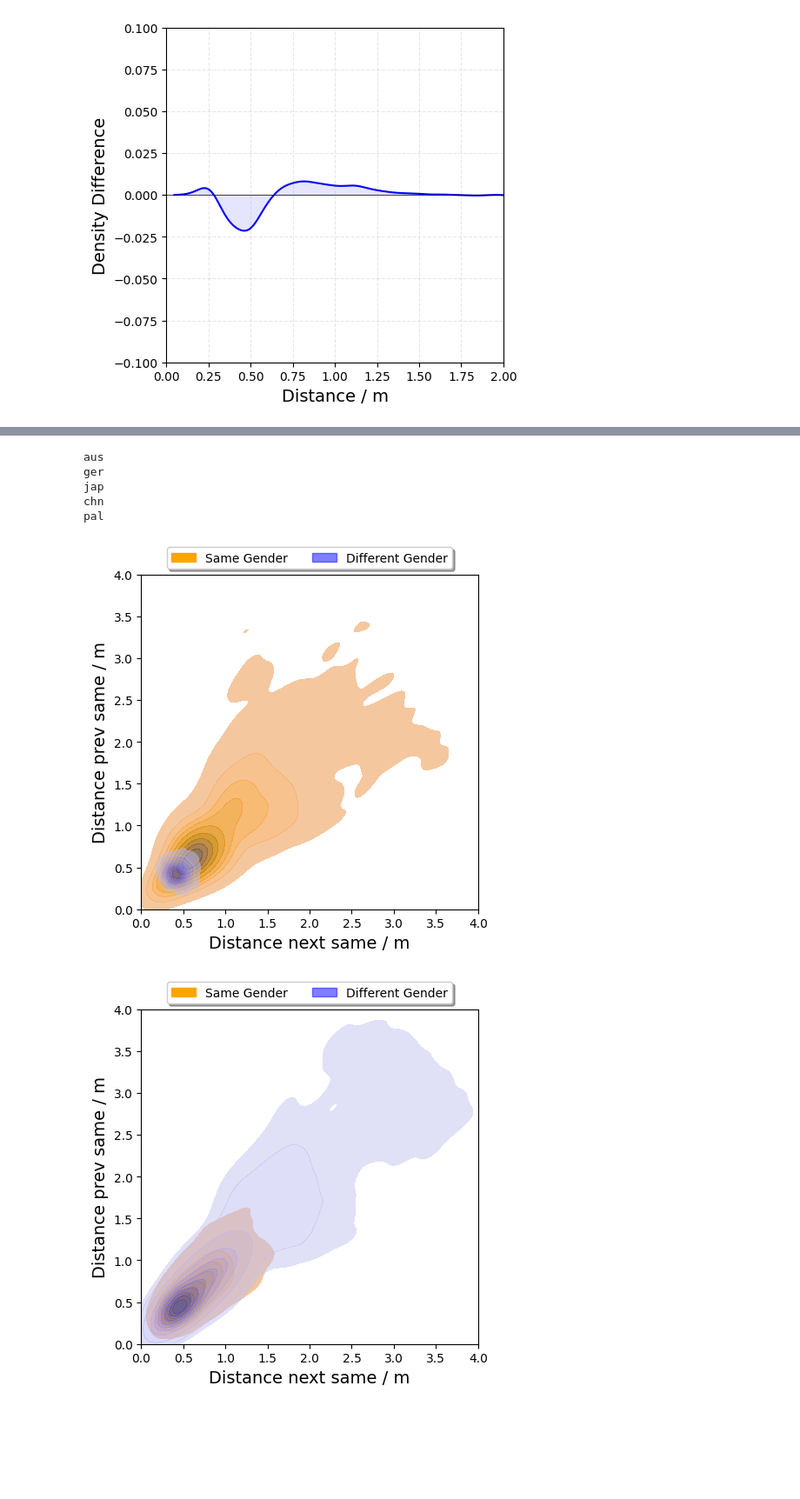
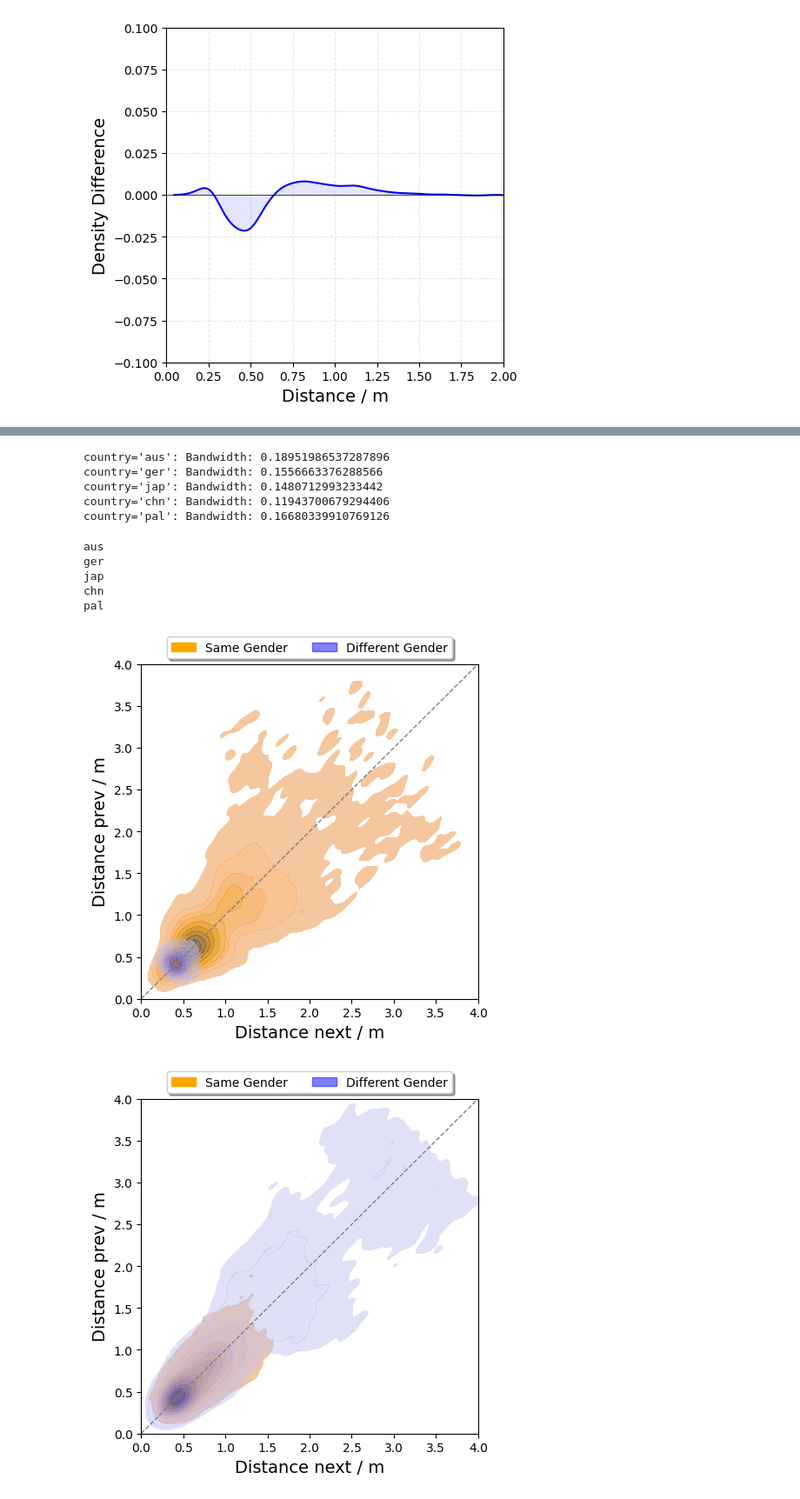
Before and after one commit to PedestrianDynamics/gender-experiments, a Jupyter notebook: notebooks/pdf.ipynb, the cells around one changed output, grey strips where cells are left out. Shown at 87% size. Saved outputs shown, nothing was run; the diff lists cells and outputs as text; code cells hidden in the pictures; blank space fills up the shorter version.

```diff
--- a/notebooks/pdf.ipynb
+++ b/notebooks/pdf.ipynb
@@ -315,8 +378,0 @@ sns.kdeplot(
-# %%
-colors = ["blue","orange","red","green","purple"]
-for i, country in enumerate(countries):
-    data=df[df["country"] == country]['same_gender_proximity_next'].dropna()
-    kde = gaussian_kde(data)
-    plot_pdf_all_distances(ax=ax,kde=kde, title=country, color=colors[i%5])
-
-plt.legend()
@@ -432,5 +485,25 @@ fig.savefig("pdfs/pdf_all_seaborn_country_layer.pdf")
+# %%
+for country in countries:
+    country_df = df[(df["country"] == country)]
+    cleaned_df = country_df[["same_gender_proximity_next", "same_gender_proximity_prev"]].replace([np.inf, -np.inf], np.nan).dropna()
+    kde = gaussian_kde(cleaned_df[["same_gender_proximity_next", "same_gender_proximity_prev"]].T)
+    print(f"{country=}: Bandwidth:", kde.factor)  # This shows the default bandwidth factor
+# %% [output]
+country='aus': Bandwidth: 0.18951986537287896
+country='ger': Bandwidth: 0.1556663376288566
+country='jap': Bandwidth: 0.1480712993233442
+country='chn': Bandwidth: 0.11943700679294406
+country='pal': Bandwidth: 0.16680339910769126
 # %%
 import matplotlib.patches as mpatches
+# these bandwidths are copy/pasted from the cell above
+bandwidths = {
+    'aus': 0.5,#0.1895,
+    'ger': 0.5,#0.1557,
+    'jap': 0.5,#0.1481,
+    'chn': 0.5,#0.1194,
+    'pal': 0.5,#0.1668
+}
 colors = [
     "blue",
     "orange",
@@ -459,35 +532,41 @@ for country in countries[:]:
         cbar=False,
         ax=ax1,
         color='orange',
+        bw_adjust=bandwidths[country],
         legend=False,
     )
     sns.kdeplot(
         data=country_df,
         x="diff_gender_proximity_next",
         y="diff_gender_proximity_prev",
         fill=True,
         alpha=0.5,
         # linewidth=0.3,
         clip=(0, 4),
         ax=ax1,
         cbar=False,
         legend=False,
+        bw_adjust=bandwidths[country],
         color='blue',
     )
-    ax1.set_xlabel("Distance next same / m", fontsize=14)
-    ax1.set_ylabel("Distance prev same / m", fontsize=14)
+    # add diagonal line
+    ax1.plot([0, 4], [0, 4], linestyle="--", color="gray", linewidth=1, label="y = x")
+
+    ax1.set_xlabel("Distance next / m", fontsize=14)
+    ax1.set_ylabel("Distance prev / m", fontsize=14)
     country_patch = mpatches.Patch(color='white', label=f'{country}')
     same_patch = mpatches.Patch(color='orange', label='Same Gender')
     different_patch = mpatches.Patch(color='blue', label='Different Gender', alpha=0.5)
+    diag_line_patch = mpatches.Patch(color='black', label='y = x', linestyle='--')
     plt.legend(loc='upper center', bbox_to_anchor=(0.5, 1.1), ncol=2, fancybox=True, shadow=True,handles=[same_patch, different_patch])
     ax1.set_xlim(0, 4)
     ax1.set_ylim(0, 4)
     fig.savefig(f"pdfs/distance_prev_next_{country}.pdf")
 # %% [output]
 aus
 ger
 jap
 chn
 pal
-[figure, old version]
+[figure, new version]
-[figure, old version]
+[figure, new version]
```
Also changed, not shown: parts of 13 cells of this notebook, 6 other files.
